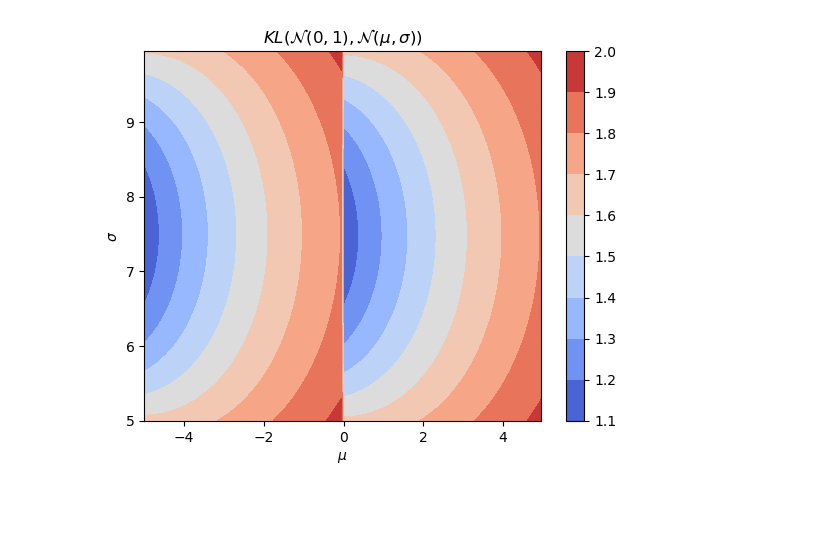
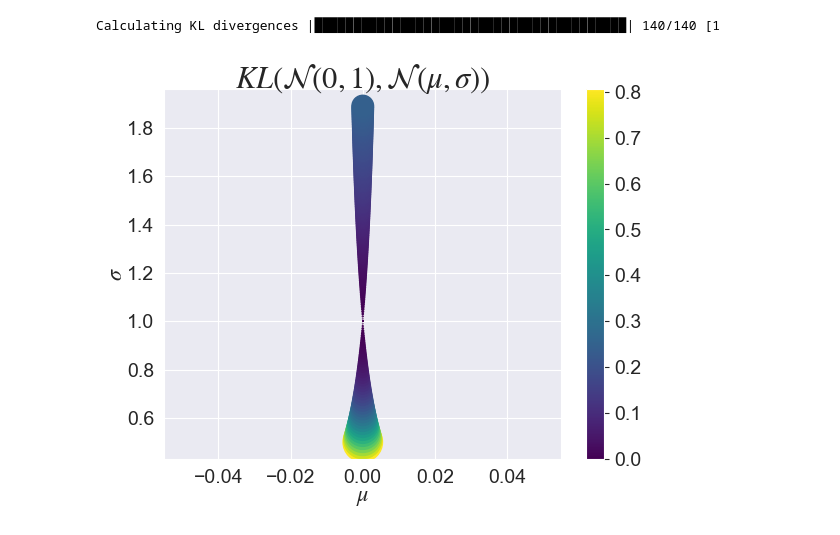
Before and after one commit to UT-CHG/pyDCI, a Jupyter notebook: notebooks/KL-Divergence-Tests.ipynb, the cells around one changed output. Saved outputs shown, nothing was run; the diff lists cells and outputs as text; code cells hidden in the pictures; blank space fills up the shorter version.

```diff
--- a/notebooks/KL-Divergence-Tests.ipynb
+++ b/notebooks/KL-Divergence-Tests.ipynb
@@ -18,4 +39,10 @@ NameError: name 'num_samples' is not defined
 # %%
+num_samples = 10000
+pi_obs = norm(0, 1)
+pi_obs_x = pd.DataFrame({"x": pi_obs.rvs(size=(num_samples))})
+pi_obs_x["Distribution"] = "$\pi_{{obs}}$"
+pi_obs_x["KL"] = 0.0
+
 mean_range = np.arange(-3, 3, 1)
 pi_dists = [pi_obs_x]
 for i, m in enumerate(mean_range):
@@ -32,6 +59,6 @@ for i, m in enumerate(mean_range):
     pi_dists.append(pi_pred_i_x.copy())
 
 pi = pd.concat(pi_dists)
-fig, ax = plt.subplots(1, 1, figsize=(8, 5))
+fig, ax = plt.subplots(1, 1, figsize=(12, 8))
 sns.kdeplot(pi, hue="Distribution", x="x", ax=ax)
 # %% [output]
@@ -45,7 +81,7 @@ for i, s in enumerate(std_dev_range):
     pi_pred_i_x = pd.DataFrame({"x": pi_pred_i.rvs(size=(num_samples))})
 
     domain = fit_domain(pi_pred_i_x["x"].values.reshape(-1, 1), pad_ratio=2)
-    x = np.linspace(domain[0][0], domain[0][1], 10000)
+    x = np.linspace(domain[0][0], domain[0][1], 100000)
     kl = entropy(pi_obs.pdf(x), pi_pred_i.pdf(x))
     pi_pred_i_x[
         "Distribution"
@@ -53,6 +89,6 @@ for i, s in enumerate(std_dev_range):
     pi_dists.append(pi_pred_i_x.copy())
 
 pi = pd.concat(pi_dists)
-fig, ax = plt.subplots(1, 1, figsize=(8, 5))
+fig, ax = plt.subplots(1, 1, figsize=(12, 8))
 sns.kdeplot(pi, hue="Distribution", x="x", ax=ax)
 # %% [output]
@@ -83,14 +181,16 @@ Calculating KL divergences |                                        | ▁▃▅
 # %%
-# Create a plot of the 2D grid
-plt.contourf(xx, yy, zz, cmap="coolwarm")
+# Define the range and step size for x values -> Mean
+# mean_min, mean_max = -4, 4
+# step_size = 0.1
+# mean_values = np.arange(mean_min, mean_max, step_size)
+mean_values = np.array([0])
 
-# Add labels and a title to the plot
-plt.xlabel("$\mu$")
-plt.ylabel("$\sigma$")
-plt.title(f"$KL(\mathcal{{N}}(0, 1), \mathcal{{N}}(\mu, \sigma))$")
+# Define the range and step size for y values -> std dev
+step_size = 0.01
+std_dev_min, std_dev_max = 0.5, 1.9
+std_dev_values = np.arange(std_dev_min, std_dev_max, step_size)
 
-plt.colorbar()
-# Display the plot
-plt.show()
+ax = kl_scatter_plot(mean_values, std_dev_values, size_mult=1000)
 # %% [output]
+Calculating KL divergences |████████████████████████████████████████| 140/140 [1
-[figure, old version]
+[figure, new version]
```
Also changed, not shown: parts of 14 cells of this notebook, 16 other files.
